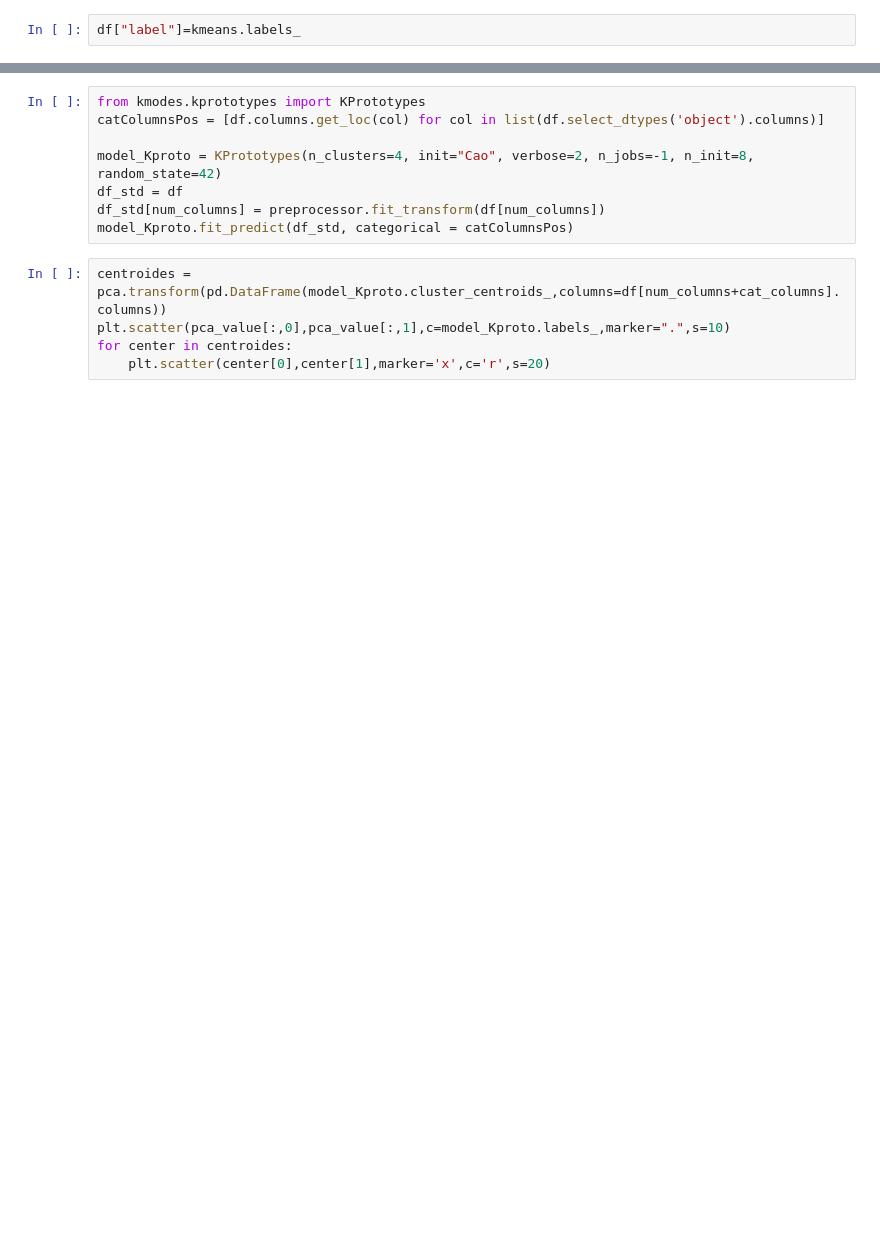
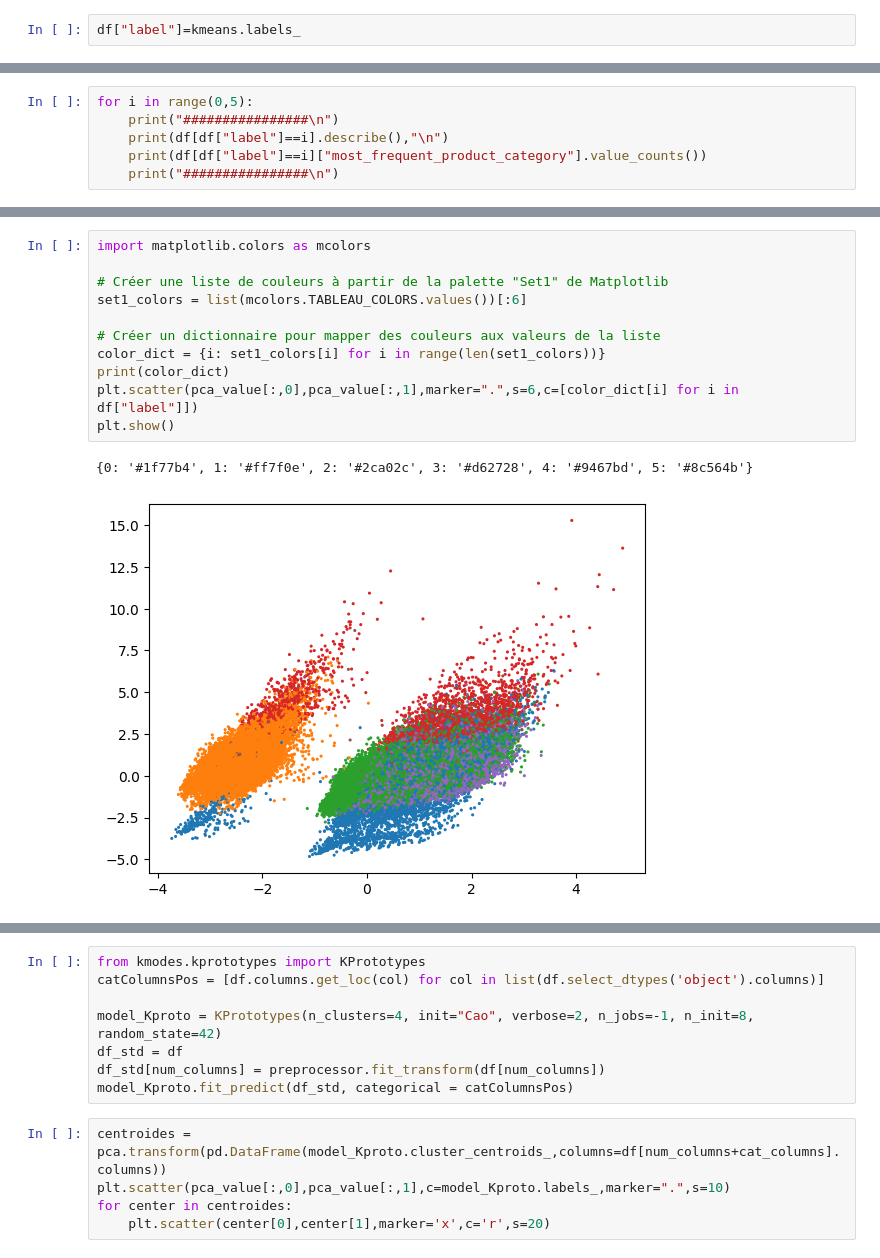
Before and after one commit to StevenDelval/segmentation_client, a Jupyter notebook: model.ipynb, the cells around one changed output, grey strips where cells are left out. Cells and saved outputs as stored; diff of their text form; blank space fills up the shorter version.

```diff
--- a/model.ipynb
+++ b/model.ipynb
@@ -203,0 +114,6 @@ preprocessor = ColumnTransformer(
+# %%
+for i in range(0,5):
+    print("################\n")
+    print(df[df["label"]==i].describe(),"\n")
+    print(df[df["label"]==i]["most_frequent_product_category"].value_counts())
+    print("################\n")
@@ -204,2 +138,16 @@ preprocessor = ColumnTransformer(
+# %%
+import matplotlib.colors as mcolors
+
+# Créer une liste de couleurs à partir de la palette "Set1" de Matplotlib
+set1_colors = list(mcolors.TABLEAU_COLORS.values())[:6]
+
+# Créer un dictionnaire pour mapper des couleurs aux valeurs de la liste
+color_dict = {i: set1_colors[i] for i in range(len(set1_colors))}
+print(color_dict)
+plt.scatter(pca_value[:,0],pca_value[:,1],marker=".",s=6,c=[color_dict[i] for i in df["label"]])
+plt.show()
+# %% [output]
+{0: '#1f77b4', 1: '#ff7f0e', 2: '#2ca02c', 3: '#d62728', 4: '#9467bd', 5: '#8c564b'}
+[figure, added]
 # %%
 test
```
Also changed, not shown: parts of 22 cells of this notebook, 2 other files.
